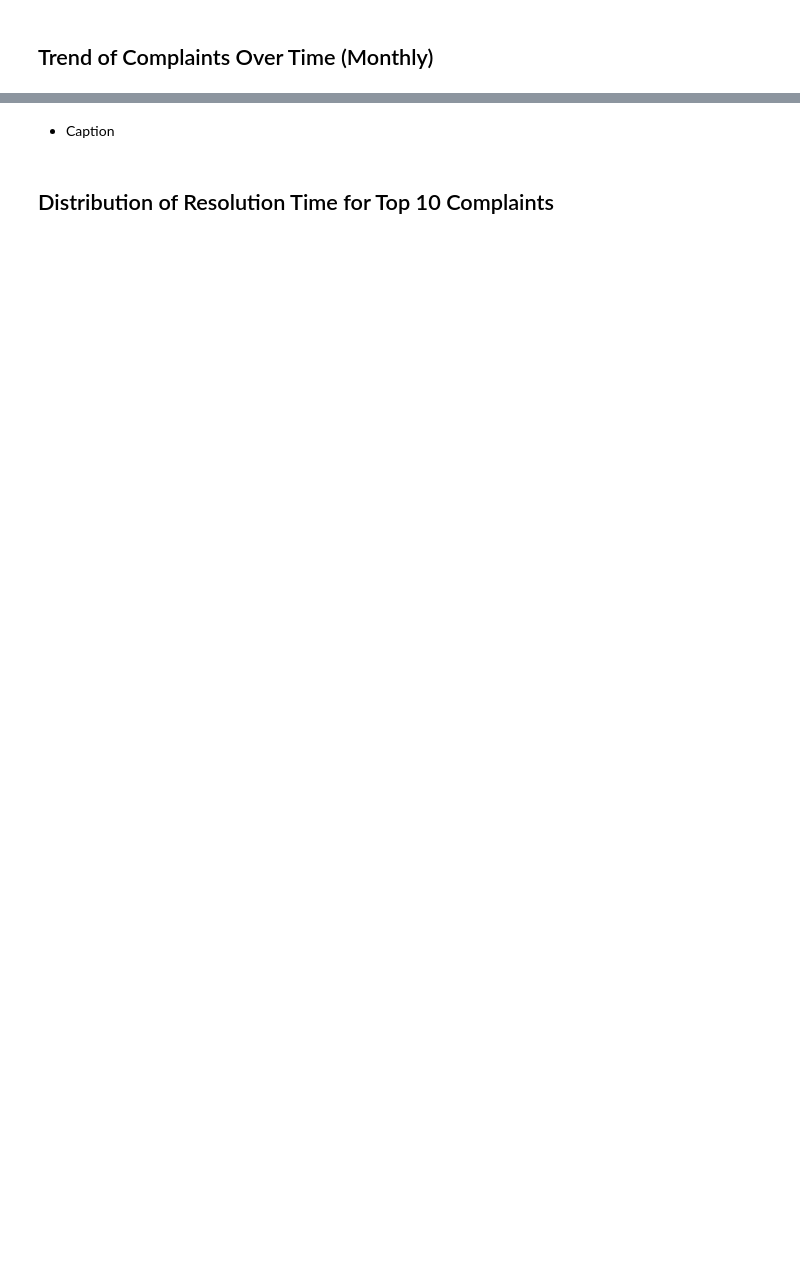
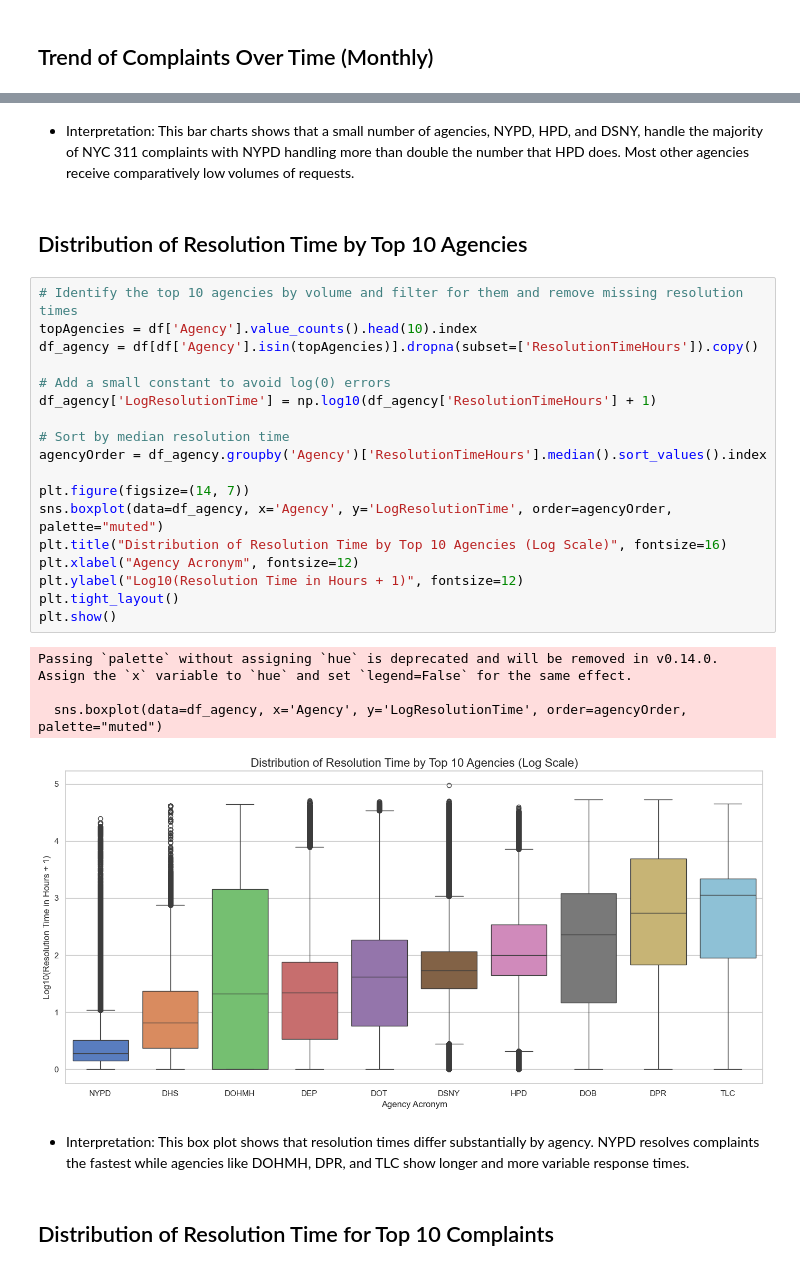
Before and after one commit to hashimaziz/NYC311Analysis, a Jupyter notebook: fullAnalysis.ipynb, the cells around one changed output, grey strips where cells are left out. Cells and saved outputs as stored; diff of their text form; blank space fills up the shorter version.

```diff
--- a/fullAnalysis.ipynb
+++ b/fullAnalysis.ipynb
@@ -135,5 +190,32 @@ Passing `palette` without assigning `hue` is deprecated and will be removed in v
-# %% [markdown]
-- Caption
+# %% [markdown]
+- Interpretation: This bar charts shows that a small number of agencies, NYPD, HPD, and DSNY, handle the majority of NYC 311 complaints with NYPD handling more than double the number that HPD does. Most other agencies receive comparatively low volumes of requests.
+# %% [markdown]
+## Distribution of Resolution Time by Top 10 Agencies ##
+# %%
+# Identify the top 10 agencies by volume and filter for them and remove missing resolution times
+topAgencies = df['Agency'].value_counts().head(10).index
+df_agency = df[df['Agency'].isin(topAgencies)].dropna(subset=['ResolutionTimeHours']).copy()
+
+# Add a small constant to avoid log(0) errors
+df_agency['LogResolutionTime'] = np.log10(df_agency['ResolutionTimeHours'] + 1)
+
+# Sort by median resolution time
+agencyOrder = df_agency.groupby('Agency')['ResolutionTimeHours'].median().sort_values().index
+
+plt.figure(figsize=(14, 7))
+sns.boxplot(data=df_agency, x='Agency', y='LogResolutionTime', order=agencyOrder, palette="muted")
+plt.title("Distribution of Resolution Time by Top 10 Agencies (Log Scale)", fontsize=16)
+plt.xlabel("Agency Acronym", fontsize=12)
+plt.ylabel("Log10(Resolution Time in Hours + 1)", fontsize=12)
+plt.tight_layout()
+plt.show()
+# %% [output]
+Passing `palette` without assigning `hue` is deprecated and will be removed in v0.14.0. Assign the `x` variable to `hue` and set `legend=False` for the same effect.
+
+  sns.boxplot(data=df_agency, x='Agency', y='LogResolutionTime', order=agencyOrder, palette="muted")
+[figure, added]
+# %% [markdown]
+- Interpretation: This box plot shows that resolution times differ substantially by agency. NYPD resolves complaints the fastest while agencies like DOHMH, DPR, and TLC show longer and more variable response times.
 # %% [markdown]
 ## Distribution of Resolution Time for Top 10 Complaints ##
 # %%
```
Also changed, not shown: parts of 36 cells of this notebook.
